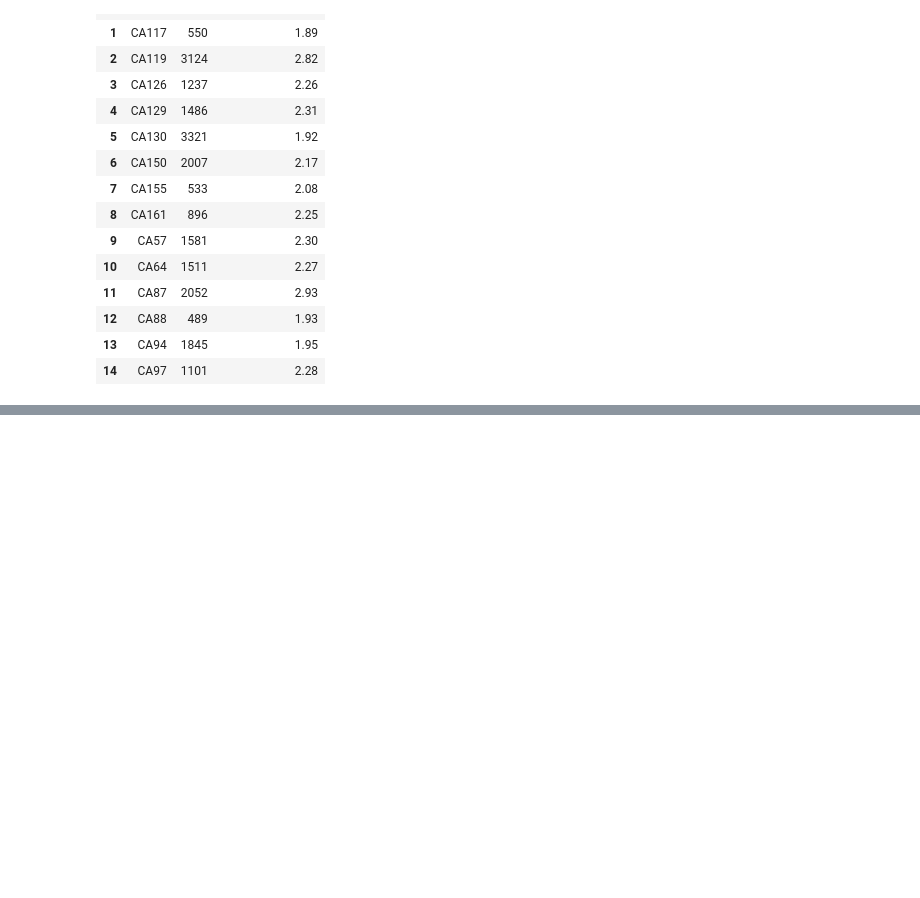
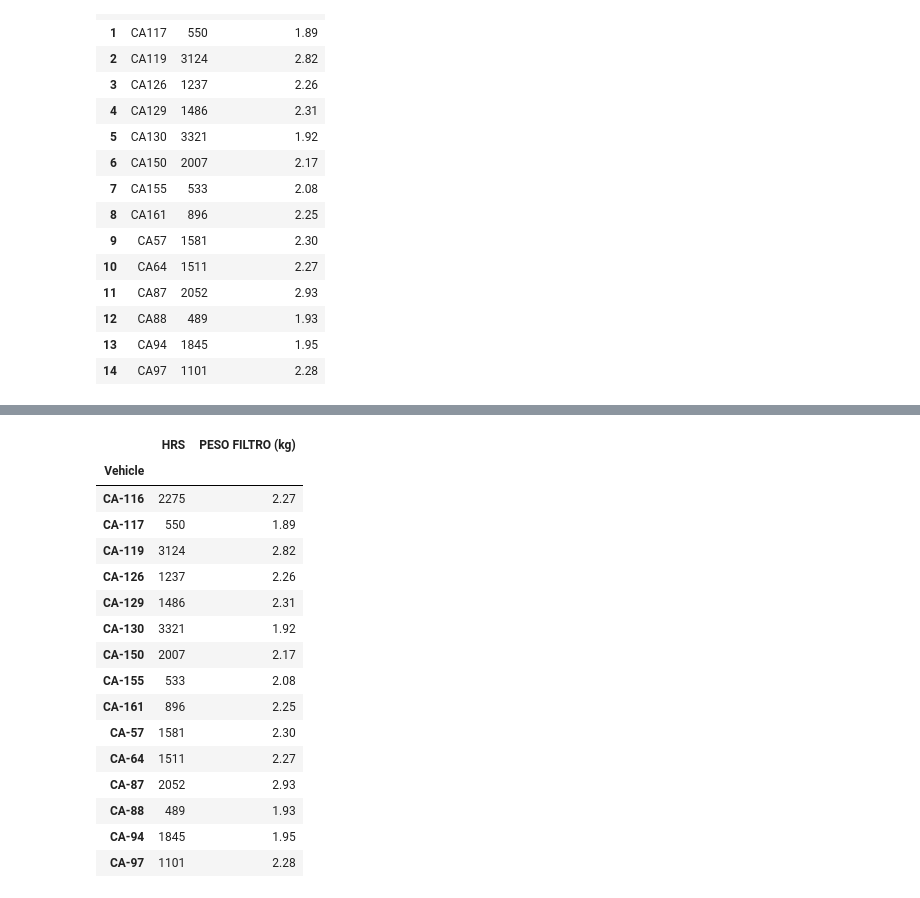
Before and after one commit to ddiazal/PredictiveMaintenance, a Jupyter notebook: filtersAnalysis.ipynb, the cells around one changed output, grey strips where cells are left out. Cells and saved outputs as stored; diff of their text form; code cells hidden in the pictures; blank space fills up the shorter version.

```diff
--- a/filtersAnalysis.ipynb
+++ b/filtersAnalysis.ipynb
@@ -239,0 +263,22 @@ df
+# %%
+df.set_index(filt_grouped_df.index, drop=True, inplace=True)
+df.drop(['CAEX'], axis=1, inplace=True)
+df
+# %% [output]
+|  | HRS | PESO FILTRO (kg) |
+| Vehicle |  |  |
+| CA-116 | 2275 | 2.27 |
+| CA-117 | 550 | 1.89 |
+| CA-119 | 3124 | 2.82 |
+| CA-126 | 1237 | 2.26 |
+| CA-129 | 1486 | 2.31 |
+| CA-130 | 3321 | 1.92 |
+| CA-150 | 2007 | 2.17 |
+| CA-155 | 533 | 2.08 |
+| CA-161 | 896 | 2.25 |
+| CA-57 | 1581 | 2.30 |
+| CA-64 | 1511 | 2.27 |
+| CA-87 | 2052 | 2.93 |
+| CA-88 | 489 | 1.93 |
+| CA-94 | 1845 | 1.95 |
+| CA-97 | 1101 | 2.28 |
```
Also changed, not shown: parts of 3 cells of this notebook.
